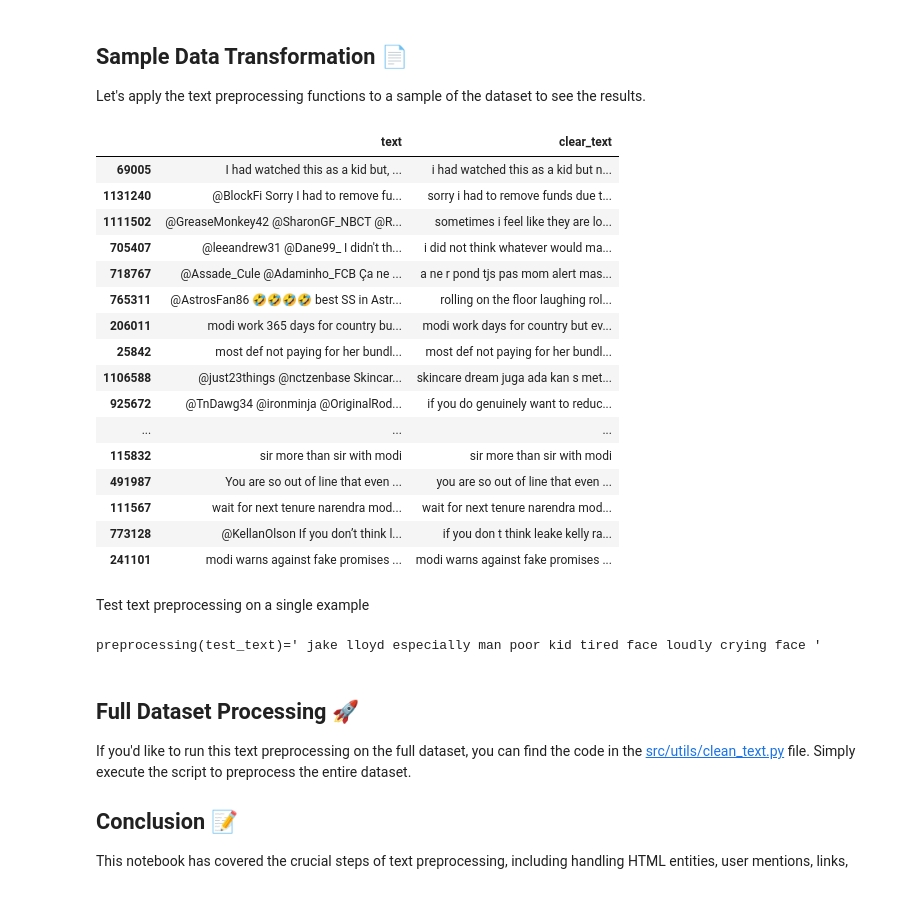
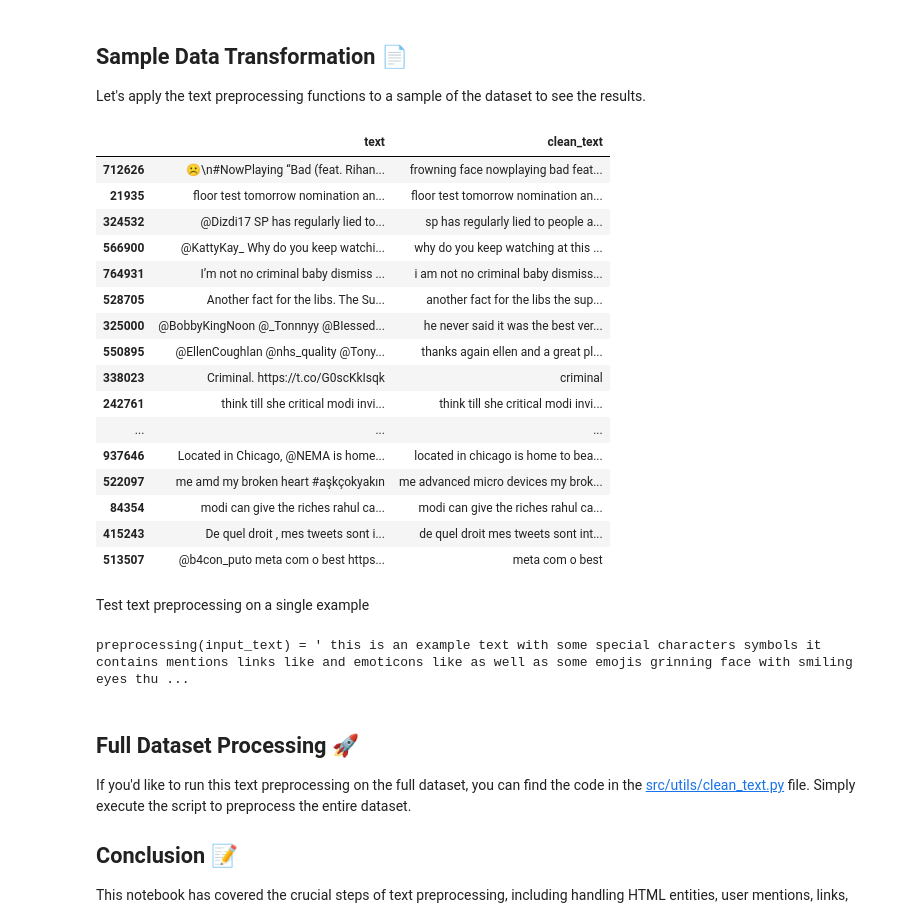
Before and after one commit to KarthikUdyawar/ContextLens, a Jupyter notebook: notebook/02_clean_text.ipynb, the cells around one changed output. Cells and saved outputs as stored; diff of their text form; code cells hidden in the pictures.

```diff
--- a/notebook/02_clean_text.ipynb
+++ b/notebook/02_clean_text.ipynb
@@ -85,23 +85,26 @@ def preprocessing(input_text: str) -> str:
     """
     # Step A : Converting html entities i.e. (&lt; &gt; &amp;)
     text = html.unescape(input_text)
-    # Step B : Removing "@user" from all the text
-    text = re.sub("@[\w]*", "", text)
-    # Step C : Remove http & https links
-    text = re.sub("http://\S+|https://\S+", "", text)
-    # Step D : Emoticon Lookup
+    # Step B: Remove HTML tags
+    text = re.sub(re.compile('<.*?>'), "", text)
+    # Step C : Removing "@user" from all the text
+    text = re.sub("@[\\w]*", "", text)
+    # Step D : Remove http & https links
+    text = re.sub("http://\\S+|https://\\S+", "", text)
+    # Step E : Emoticon Lookup
     text = lookup_dict(text, emoticons_dict)
-    # Step E : Emoji Lookup
-    text = emoji.demojize(text)
-    # Step F : Changing all the text into lowercase
+    # Step F : Emoji Lookup
+    text = emoji.demojize(text, delimiters=(" ", " "))
+    # Step G : Changing all the text into lowercase
     text = text.lower()
-    # Step G : Apostrophe Lookup
+    # Step H : Apostrophe Lookup
+    text = text.replace("’", "'")
     text = lookup_dict(text, apostrophe_dict)
-    # Step H : Short Word Lookup
+    # Step I : Short Word Lookup
     text = lookup_dict(text, abbreviations_dict)
-    # Step I : Replacing Punctuations, Special Characters & Numbers (integers) with space
+    # Step J : Replacing Punctuations, Special Characters & Numbers (integers) with space
     text = re.sub(r"[^a-z]", " ", text)
-    # Step J: Remove whitespace
+    # Step K: Remove whitespace
     text = re.sub(r"\s+", " ", text)
     return text
 # %% [markdown]
@@ -109,34 +112,39 @@ def preprocessing(input_text: str) -> str:
 
 Let's apply the text preprocessing functions to a sample of the dataset to see the results.
 # %%
-sample_df = df.sample(20)
-sample_df['clear_text'] = sample_df['text'].progress_apply(preprocessing)
+sample_df = df.sample(20, random_state=42)
+sample_df['clean_text'] = sample_df['text'].progress_apply(preprocessing)
 sample_df.head(20)
 # %% [output]
-|  | text | clear_text |
-| 69005 | I had watched this as a kid but, ... | i had watched this as a kid but n... |
-| 1131240 | @BlockFi Sorry I had to remove fu... | sorry i had to remove funds due t... |
-| 1111502 | @GreaseMonkey42 @SharonGF_NBCT @R... | sometimes i feel like they are lo... |
-| 705407 | @leeandrew31 @Dane99_ I didn't th... | i did not think whatever would ma... |
-| 718767 | @Assade_Cule @Adaminho_FCB Ça ne ... | a ne r pond tjs pas mom alert mas... |
-| 765311 | @AstrosFan86 🤣🤣🤣🤣 best SS in Astr... | rolling on the floor laughing rol... |
-| 206011 | modi work 365 days for country bu... | modi work days for country but ev... |
-| 25842 | most def not paying for her bundl... | most def not paying for her bundl... |
-| 1106588 | @just23things @nctzenbase Skincar... | skincare dream juga ada kan s met... |
-| 925672 | @TnDawg34 @ironminja @OriginalRod... | if you do genuinely want to reduc... |
+|  | text | clean_text |
+| 712626 | ☹️\n#NowPlaying “Bad (feat. Rihan... | frowning face nowplaying bad feat... |
+| 21935 | floor test tomorrow nomination an... | floor test tomorrow nomination an... |
+| 324532 | @Dizdi17 SP has regularly lied to... | sp has regularly lied to people a... |
+| 566900 | @KattyKay_ Why do you keep watchi... | why do you keep watching at this ... |
+| 764931 | I’m not no criminal baby dismiss ... | i am not no criminal baby dismiss... |
+| 528705 | Another fact for the libs. The Su... | another fact for the libs the sup... |
+| 325000 | @BobbyKingNoon @_Tonnnyy @BIessed... | he never said it was the best ver... |
+| 550895 | @EllenCoughlan @nhs_quality @Tony... | thanks again ellen and a great pl... |
+| 338023 | Criminal. https://t.co/G0scKkIsqk | criminal |
+| 242761 | think till she critical modi invi... | think till she critical modi invi... |
 | ... | ... | ... |
-| 115832 | sir more than sir with modi | sir more than sir with modi |
-| 491987 | You are so out of line that even ... | you are so out of line that even ... |
-| 111567 | wait for next tenure narendra mod... | wait for next tenure narendra mod... |
-| 773128 | @KellanOlson If you don’t think l... | if you don t think leake kelly ra... |
-| 241101 | modi warns against fake promises ... | modi warns against fake promises ... |
+| 937646 | Located in Chicago, @NEMA is home... | located in chicago is home to bea... |
+| 522097 | me amd my broken heart #aşkçokyakın | me advanced micro devices my brok... |
+| 84354 | modi can give the riches rahul ca... | modi can give the riches rahul ca... |
+| 415243 | De quel droit , mes tweets sont i... | de quel droit mes tweets sont int... |
+| 513507 | @b4con_puto meta com o best https... | meta com o best |
 # %% [markdown]
 Test text preprocessing on a single example
-# %%
-test_text = "@Dbgtiscanon @SupiotUgo @TheStarWarsAcad Jake lloyd especially man poor kid! 😫😭"
-print(f"{preprocessing(test_text)=}")
-# %% [output]
-preprocessing(test_text)=' jake lloyd especially man poor kid tired face loudly crying face '
+# %%
+input_text = """                               \n \t
+    <p>This is an example text with some special characters &amp; symbols.
+    It contains @user mentions, links like https://example.com,
+    and emoticons like :-), as well as some emojis: 😄👍.</p>
+    Let's test the preprocessing steps asap !
+    """
+print(f"{preprocessing(input_text) = }")
+# %% [output]
+preprocessing(input_text) = ' this is an example text with some special characters symbols it contains mentions links like and emoticons like as well as some emojis grinning face with smiling eyes thu ...
 # %% [markdown]
 ## Full Dataset Processing 🚀
 
```
